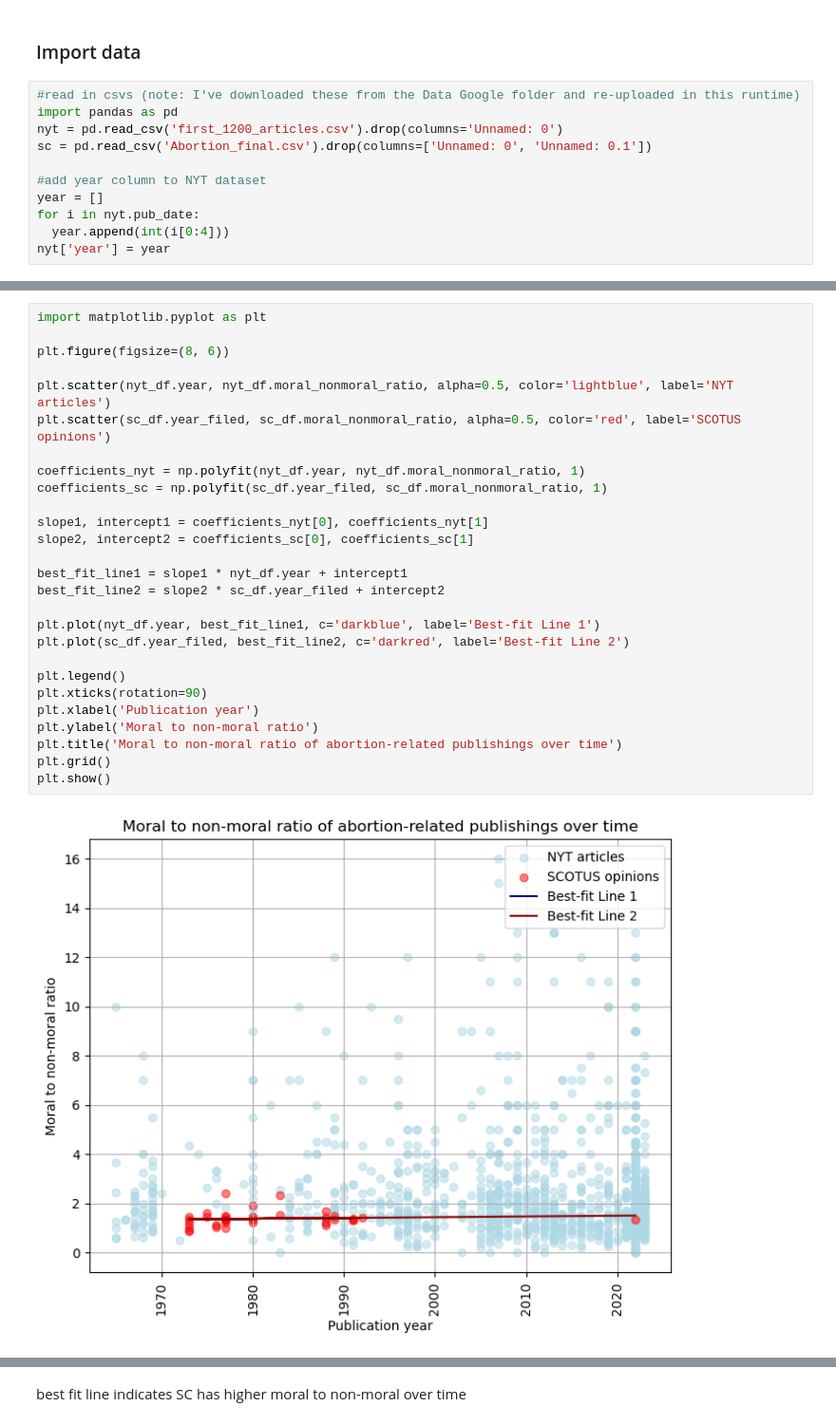
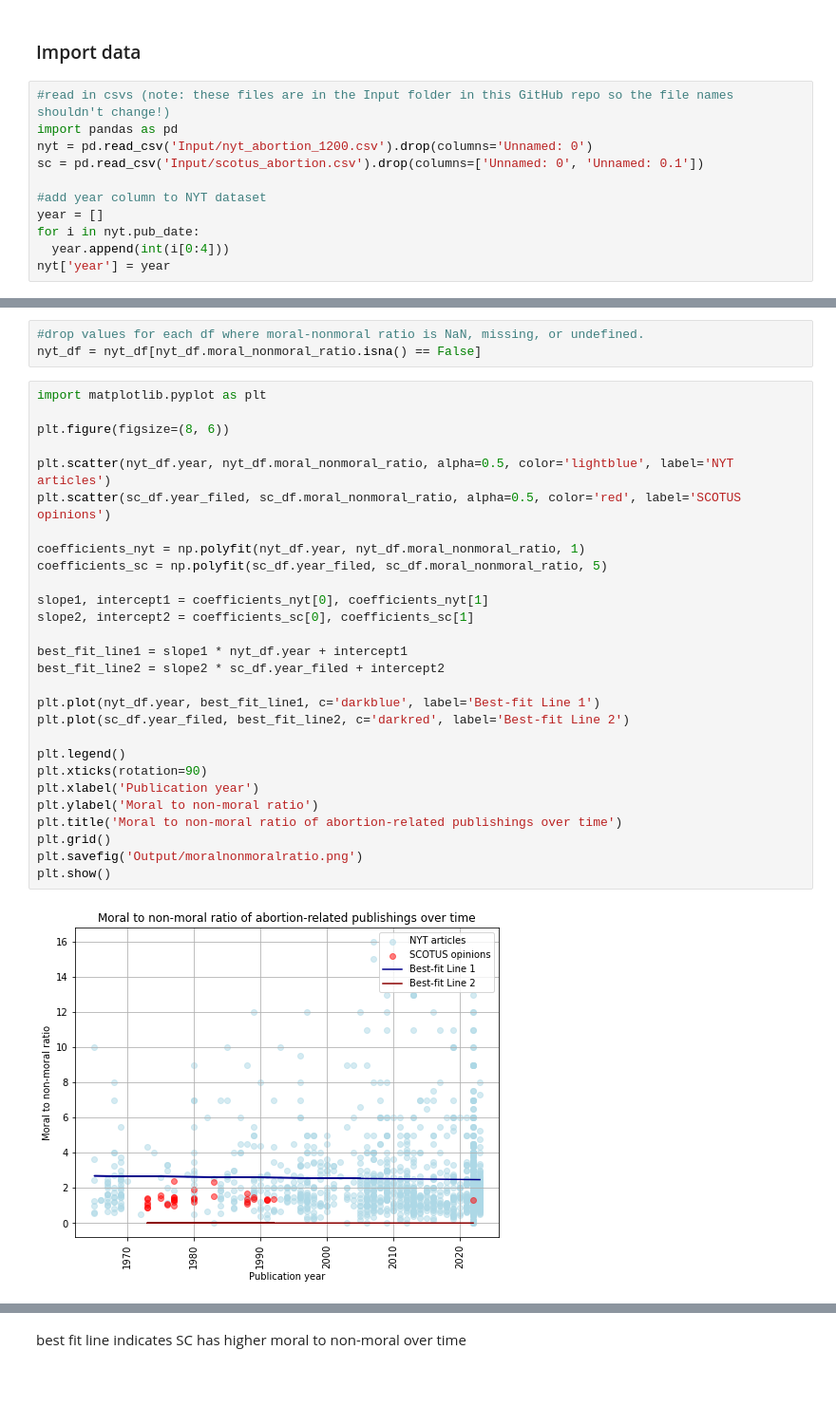
Before and after one commit to lprockop/NLPGroup10, a Jupyter notebook: PrelimAnalysis_(2) (1).ipynb, the cells around one changed output, grey strips where cells are left out. Shown at 95% size. Saved outputs shown, nothing was run; the diff lists cells and outputs as text; blank space fills up the shorter version.

```diff
--- a/PrelimAnalysis_(2) (1).ipynb
+++ b/PrelimAnalysis_(2) (1).ipynb
@@ -20,10 +15,10 @@ After making any updates, please File > Save a Copy in GitHub to update the shar
 # %% [markdown]
 ### Import data
 # %%
-#read in csvs (note: I've downloaded these from the Data Google folder and re-uploaded in this runtime)
+#read in csvs (note: these files are in the Input folder in this GitHub repo so the file names shouldn't change!)
 import pandas as pd
-nyt = pd.read_csv('first_1200_articles.csv').drop(columns='Unnamed: 0')
-sc = pd.read_csv('Abortion_final.csv').drop(columns=['Unnamed: 0', 'Unnamed: 0.1'])
+nyt = pd.read_csv('Input/nyt_abortion_1200.csv').drop(columns='Unnamed: 0')
+sc = pd.read_csv('Input/scotus_abortion.csv').drop(columns=['Unnamed: 0', 'Unnamed: 0.1'])
 
 #add year column to NYT dataset
 year = []
@@ -104,30 +89,34 @@ Processed: 35 100% |❤❤❤❤❤❤❤❤❤❤❤❤❤❤❤❤❤❤❤❤
+# %%
+#drop values for each df where moral-nonmoral ratio is NaN, missing, or undefined.
+nyt_df = nyt_df[nyt_df.moral_nonmoral_ratio.isna() == False]
 # %%
 import matplotlib.pyplot as plt
 
 plt.figure(figsize=(8, 6))
 
 plt.scatter(nyt_df.year, nyt_df.moral_nonmoral_ratio, alpha=0.5, color='lightblue', label='NYT articles')
 plt.scatter(sc_df.year_filed, sc_df.moral_nonmoral_ratio, alpha=0.5, color='red', label='SCOTUS opinions')
 
 coefficients_nyt = np.polyfit(nyt_df.year, nyt_df.moral_nonmoral_ratio, 1)
-coefficients_sc = np.polyfit(sc_df.year_filed, sc_df.moral_nonmoral_ratio, 1)
+coefficients_sc = np.polyfit(sc_df.year_filed, sc_df.moral_nonmoral_ratio, 5)
 
 slope1, intercept1 = coefficients_nyt[0], coefficients_nyt[1]
 slope2, intercept2 = coefficients_sc[0], coefficients_sc[1]
 
 best_fit_line1 = slope1 * nyt_df.year + intercept1
 best_fit_line2 = slope2 * sc_df.year_filed + intercept2
 
 plt.plot(nyt_df.year, best_fit_line1, c='darkblue', label='Best-fit Line 1')
 plt.plot(sc_df.year_filed, best_fit_line2, c='darkred', label='Best-fit Line 2')
 
 plt.legend()
 plt.xticks(rotation=90)
 plt.xlabel('Publication year')
 plt.ylabel('Moral to non-moral ratio')
 plt.title('Moral to non-moral ratio of abortion-related publishings over time')
 plt.grid()
+plt.savefig('Output/moralnonmoralratio.png')
 plt.show()
 # %% [output]
-[figure, old version]
+[figure, new version]
 # %%
```
Also changed, not shown: parts of 39 cells of this notebook, 19 other files.
